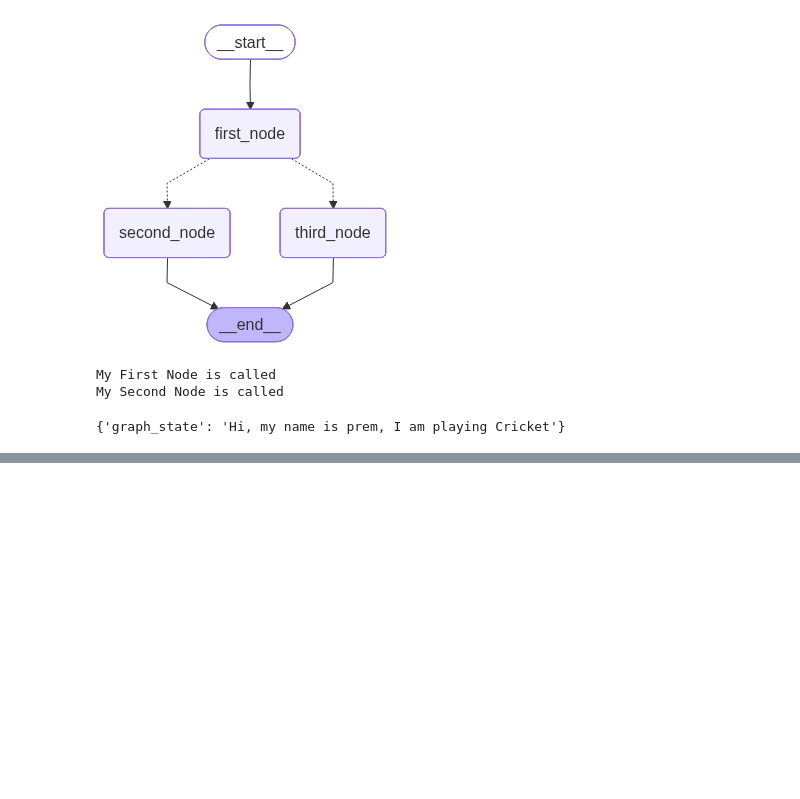
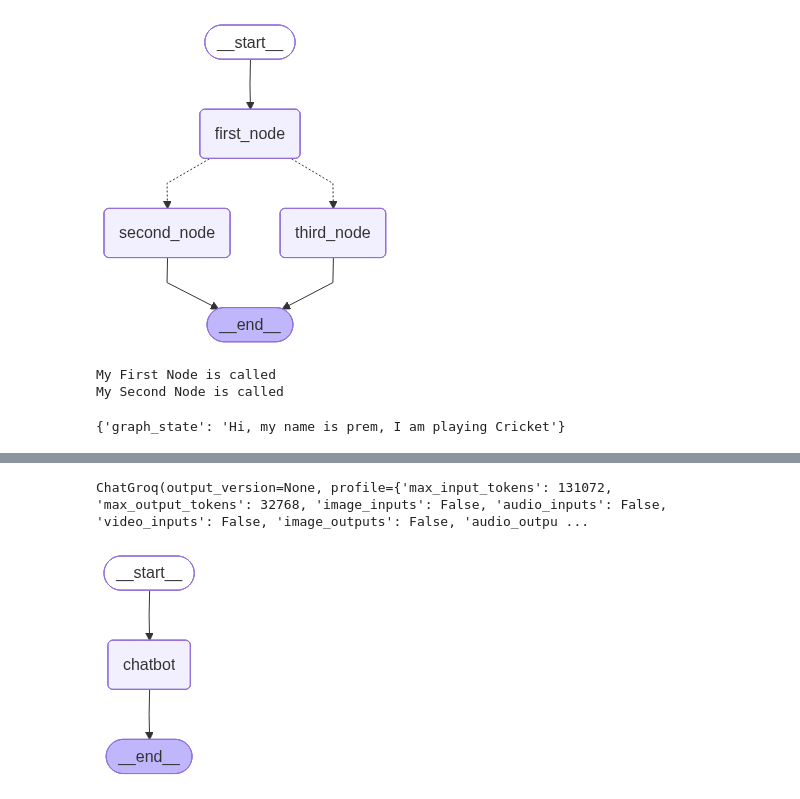
Before and after one commit to PremnathAnbu/Agentic-AI__Prep, a Jupyter notebook: langgraph/simplegrapyh.ipynb, the cells around one changed output, grey strips where cells are left out. Saved outputs shown, nothing was run; the diff lists cells and outputs as text; code cells hidden in the pictures; blank space fills up the shorter version.

Commit message:
added chatbot code in langgraph

```diff
--- a/langgraph/simplegrapyh.ipynb
+++ b/langgraph/simplegrapyh.ipynb
@@ -58,0 +70,2 @@ My Second Node is called
+# %%
+graph_builder=StateGraph(State)
@@ -58,0 +78,22 @@ My Second Node is called
+# %%
+from langchain_groq import ChatGroq
+model=ChatGroq(model="openai/gpt-oss-120b")
+model
+# %% [output]
+ChatGroq(output_version=None, profile={'max_input_tokens': 131072, 'max_output_tokens': 32768, 'image_inputs': False, 'audio_inputs': False, 'video_inputs': False, 'image_outputs': False, 'audio_outpu ...
+# %%
+def chatbot(state:State):
+    return {"messages":[model.invoke(state["messages"])]}
+# %%
+graph_builder.add_node("chatbot",chatbot)
+
+graph_builder.add_edge(START,"chatbot")
+graph_builder.add_edge("chatbot",END)
+
+graph=graph_builder.compile()
+# %%
+from IPython.display import Image,display
+
+display(Image(graph.get_graph().draw_mermaid_png()))
+# %% [output]
+[figure, added]
```
Also changed, not shown: parts of 6 cells of this notebook.
